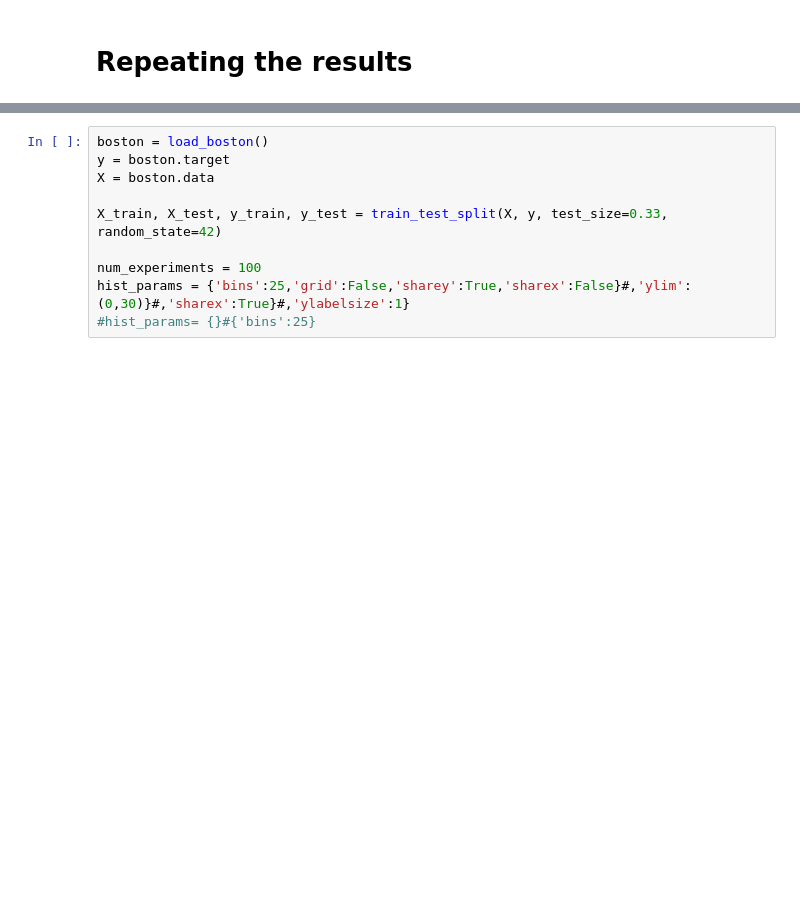
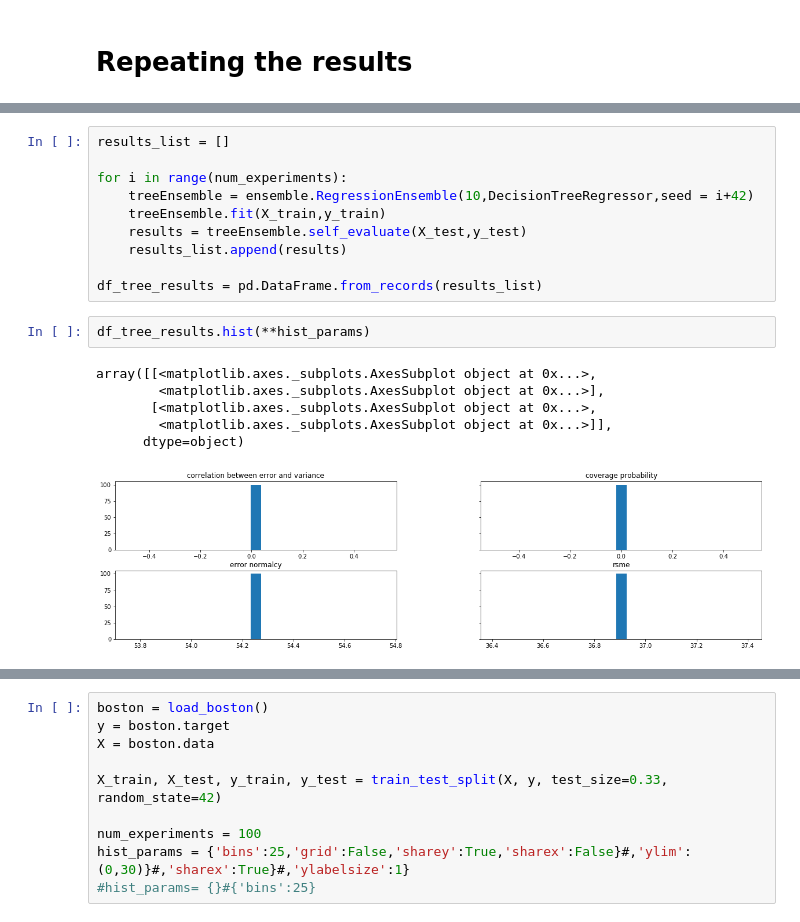
Before and after one commit to wooohoooo/natcompproj, a Jupyter notebook: repeated results.ipynb, the cells around one changed output, grey strips where cells are left out. Saved outputs shown, nothing was run; the diff lists cells and outputs as text; blank space fills up the shorter version.

```diff
--- a/repeated results.ipynb
+++ b/repeated results.ipynb
@@ -25,0 +43,19 @@ import pandas as pd
+# %%
+results_list = []
+
+for i in range(num_experiments):
+    treeEnsemble = ensemble.RegressionEnsemble(10,DecisionTreeRegressor,seed = i+42)
+    treeEnsemble.fit(X_train,y_train)
+    results = treeEnsemble.self_evaluate(X_test,y_test)
+    results_list.append(results)
+
+df_tree_results = pd.DataFrame.from_records(results_list)
+# %%
+df_tree_results.hist(**hist_params)
+# %% [output]
+array([[<matplotlib.axes._subplots.AxesSubplot object at 0x...>,
+        <matplotlib.axes._subplots.AxesSubplot object at 0x...>],
+       [<matplotlib.axes._subplots.AxesSubplot object at 0x...>,
+        <matplotlib.axes._subplots.AxesSubplot object at 0x...>]],
+      dtype=object)
+[figure, added]
```
Also changed, not shown: parts of 9 cells of this notebook.
